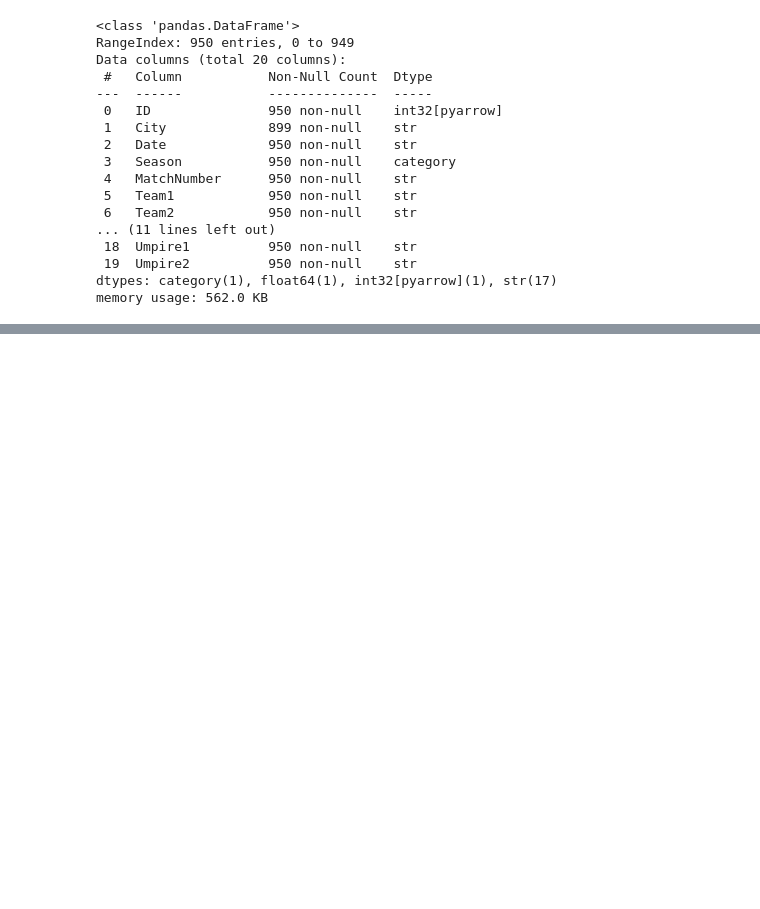
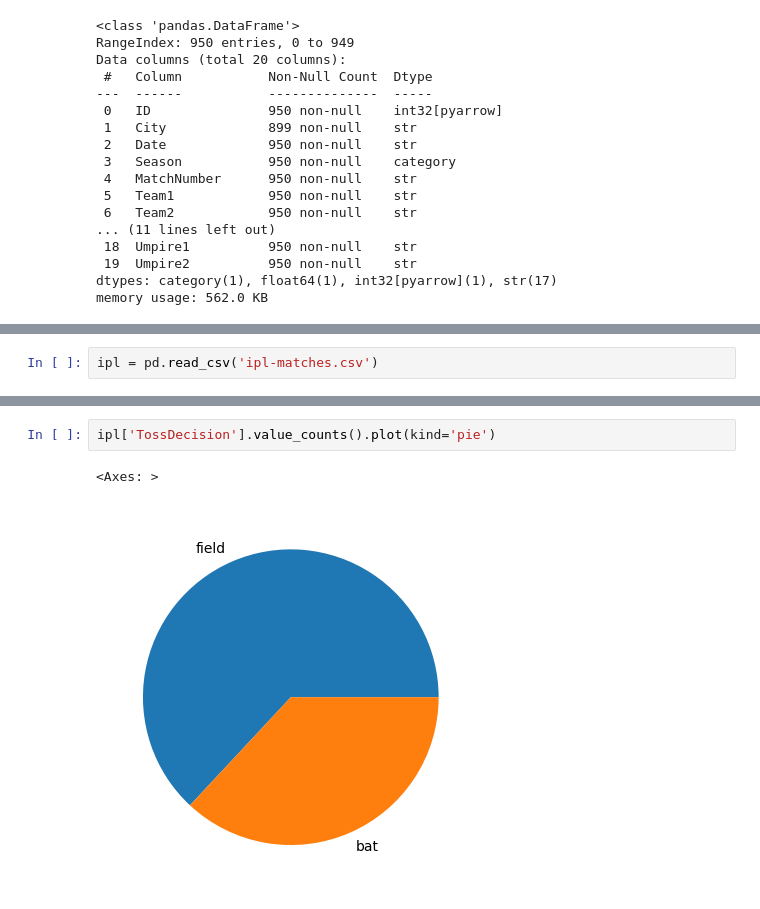
Before and after one commit to nandankaryash0-star/The_Pyhons_library, a Jupyter notebook: Panda2.ipynb, the cells around one changed output, grey strips where cells are left out. Saved outputs shown, nothing was run; the diff lists cells and outputs as text; blank space fills up the shorter version.

```diff
--- a/Panda2.ipynb
+++ b/Panda2.ipynb
@@ -727,0 +823,2 @@ memory usage: 562.0 KB
+# %%
+ipl = pd.read_csv('ipl-matches.csv')
@@ -727,0 +846,5 @@ memory usage: 562.0 KB
+# %%
+ipl['TossDecision'].value_counts().plot(kind='pie')
+# %% [output]
+<Axes: >
+[figure, added]
```
Also changed, not shown: parts of 16 cells of this notebook, 3 other files.
